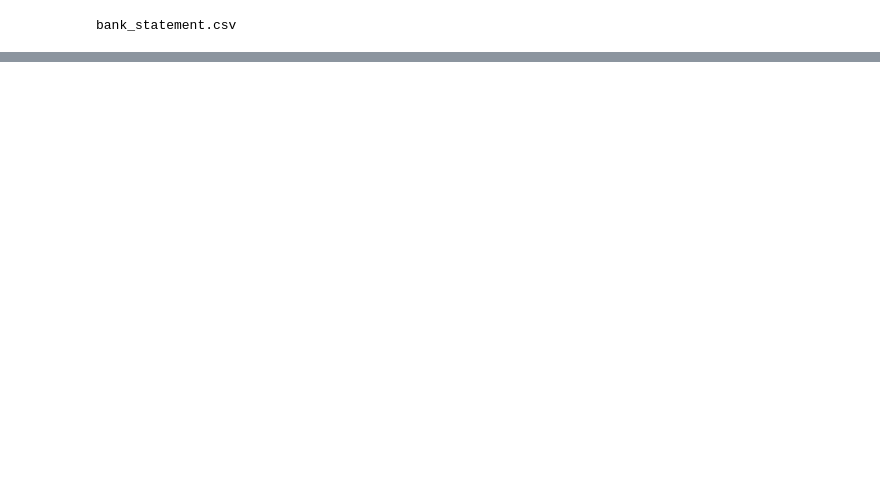
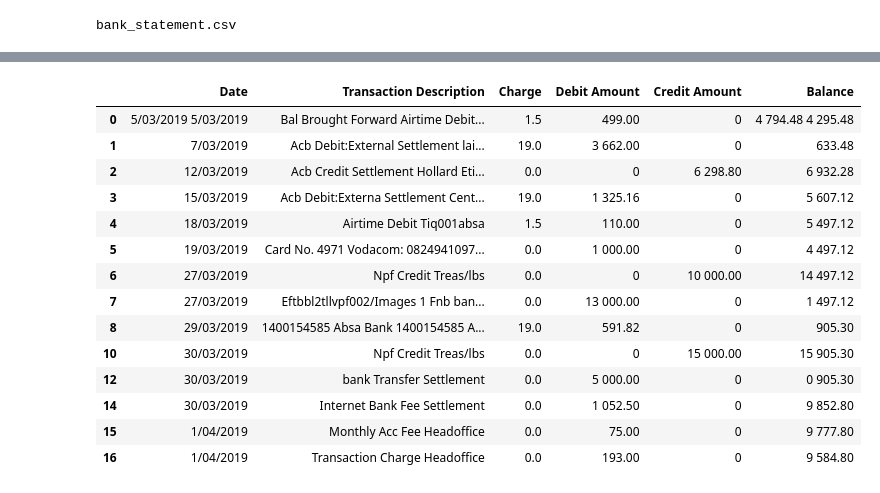
Before and after one commit to TamalaM/OCR_BankStatement-, a Jupyter notebook: json_csv_new.ipynb, the cells around one changed output, grey strips where cells are left out. Cells and saved outputs as stored; diff of their text form; code cells hidden in the pictures; blank space fills up the shorter version.

```diff
--- a/json_csv_new.ipynb
+++ b/json_csv_new.ipynb
@@ -190,6 +353,8 @@ with open(output_file, "wt") as fout:
 
     fout.close()
 # %%
-statement_df= pd.read_csv(csv, delimiter=',')
+statement_df= pd.read_csv('bank_statement.csv', delimiter=',')
+# %%
+statement_df.replace({np.NaN:0},inplace=True)
 # %%
 statement_df
@@ -195,0 +379,23 @@ statement_df
+# %%
+statement_df=statement_df[['Date ', 'Transaction Description ', 'Charge ',
+       'Debit Amount ', 'Credit Amount ', 'Balance ']]
+# %%
+statement_df=statement_df[statement_df['Date ']!= 0]
+# %%
+statement_df
+# %% [output]
+|  | Date | Transaction Description | Charge | Debit Amount | Credit Amount | Balance |
+| 0 | 5/03/2019 5/03/2019 | Bal Brought Forward Airtime Debit... | 1.5 | 499.00 | 0 | 4 794.48 4 295.48 |
+| 1 | 7/03/2019 | Acb Debit:External Settlement lai... | 19.0 | 3 662.00 | 0 | 633.48 |
+| 2 | 12/03/2019 | Acb Credit Settlement Hollard Eti... | 0.0 | 0 | 6 298.80 | 6 932.28 |
+| 3 | 15/03/2019 | Acb Debit:Externa Settlement Cent... | 19.0 | 1 325.16 | 0 | 5 607.12 |
+| 4 | 18/03/2019 | Airtime Debit Tiq001absa | 1.5 | 110.00 | 0 | 5 497.12 |
+| 5 | 19/03/2019 | Card No. 4971 Vodacom: 0824941097... | 0.0 | 1 000.00 | 0 | 4 497.12 |
+| 6 | 27/03/2019 | Npf Credit Treas/lbs | 0.0 | 0 | 10 000.00 | 14 497.12 |
+| 7 | 27/03/2019 | Eftbbl2tllvpf002/Images 1 Fnb ban... | 0.0 | 13 000.00 | 0 | 1 497.12 |
+| 8 | 29/03/2019 | 1400154585 Absa Bank 1400154585 A... | 19.0 | 591.82 | 0 | 905.30 |
+| 10 | 30/03/2019 | Npf Credit Treas/lbs | 0.0 | 0 | 15 000.00 | 15 905.30 |
+| 12 | 30/03/2019 | bank Transfer Settlement | 0.0 | 5 000.00 | 0 | 0 905.30 |
+| 14 | 30/03/2019 | Internet Bank Fee Settlement | 0.0 | 1 052.50 | 0 | 9 852.80 |
+| 15 | 1/04/2019 | Monthly Acc Fee Headoffice | 0.0 | 75.00 | 0 | 9 777.80 |
+| 16 | 1/04/2019 | Transaction Charge Headoffice | 0.0 | 193.00 | 0 | 9 584.80 |
```
Also changed, not shown: parts of 32 cells of this notebook.
